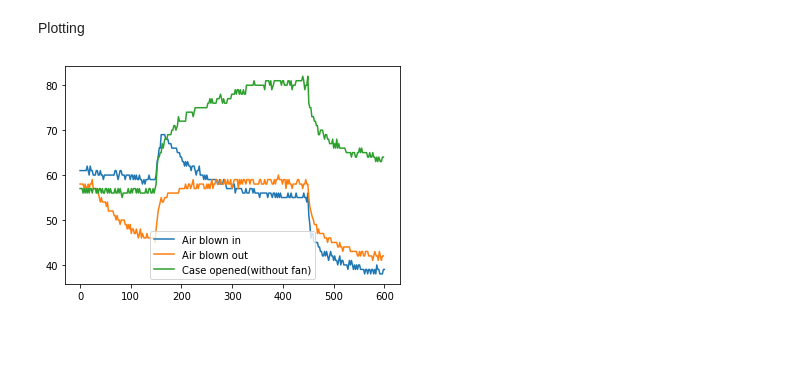
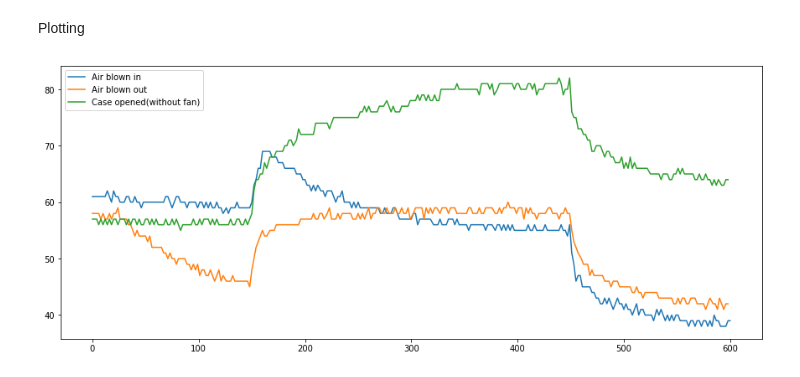
Before and after one commit to Montso/raspberry-pi-stress-test, a Jupyter notebook: Pi_Stress_test.ipynb, the cells around one changed output. Drawn from its saved outputs; the diff is of its cells as text; code cells hidden in the pictures; blank space fills up the shorter version.

```diff
--- a/Pi_Stress_test.ipynb
+++ b/Pi_Stress_test.ipynb
@@ -17,8 +17,11 @@ Plotting
 # %%
 g1 = pl.plot(blow_in[0],blow_in[1], label='Air blown in')
 g2 = pl.plot(blow_out[0],blow_out[1], label='Air blown out')
 g3 = pl.plot(open_case[0],open_case[1], label='Case opened(without fan)')
-pl.legend()
+pl.legend(loc=2)
+
+#size
+rcParams['figure.figsize'] = 10, 6
 pl.show()
 # %% [output]
-[figure, old version]
+[figure, new version]
```
Also changed, not shown: parts of 1 cell of this notebook.
